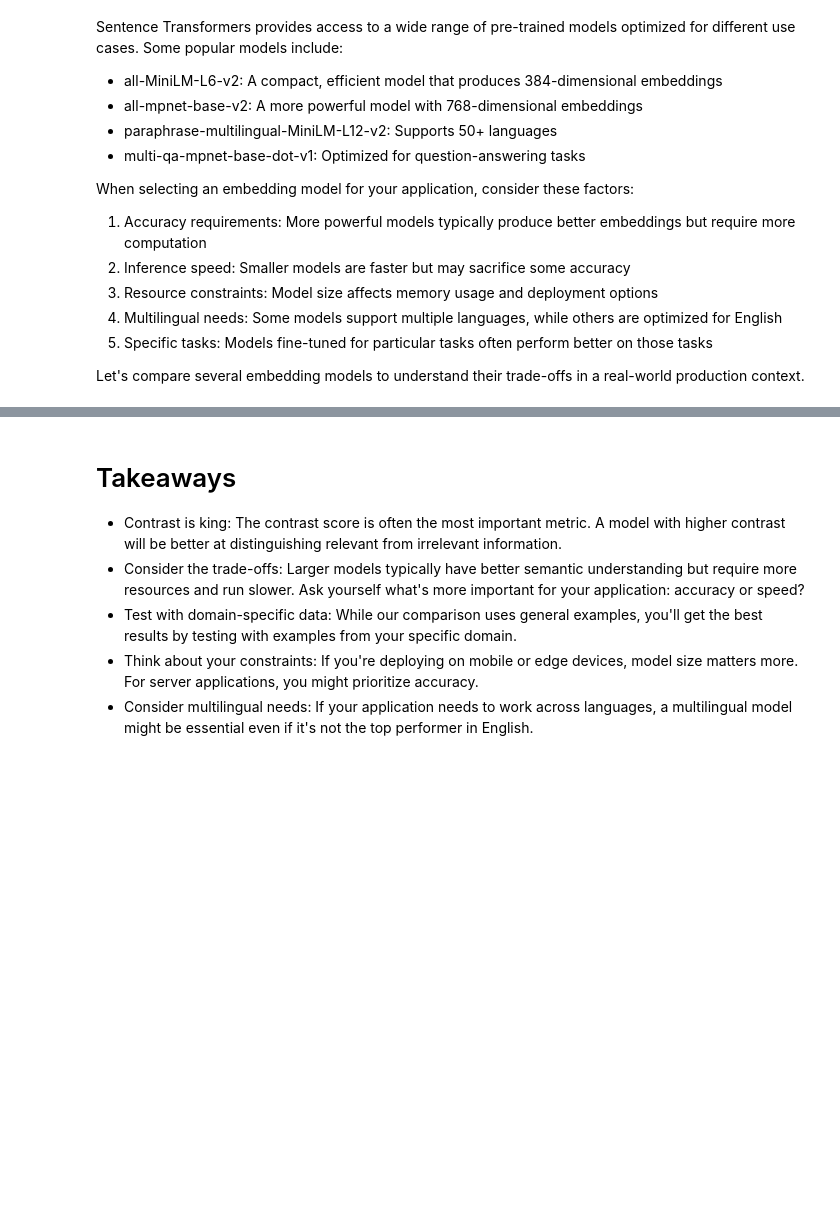
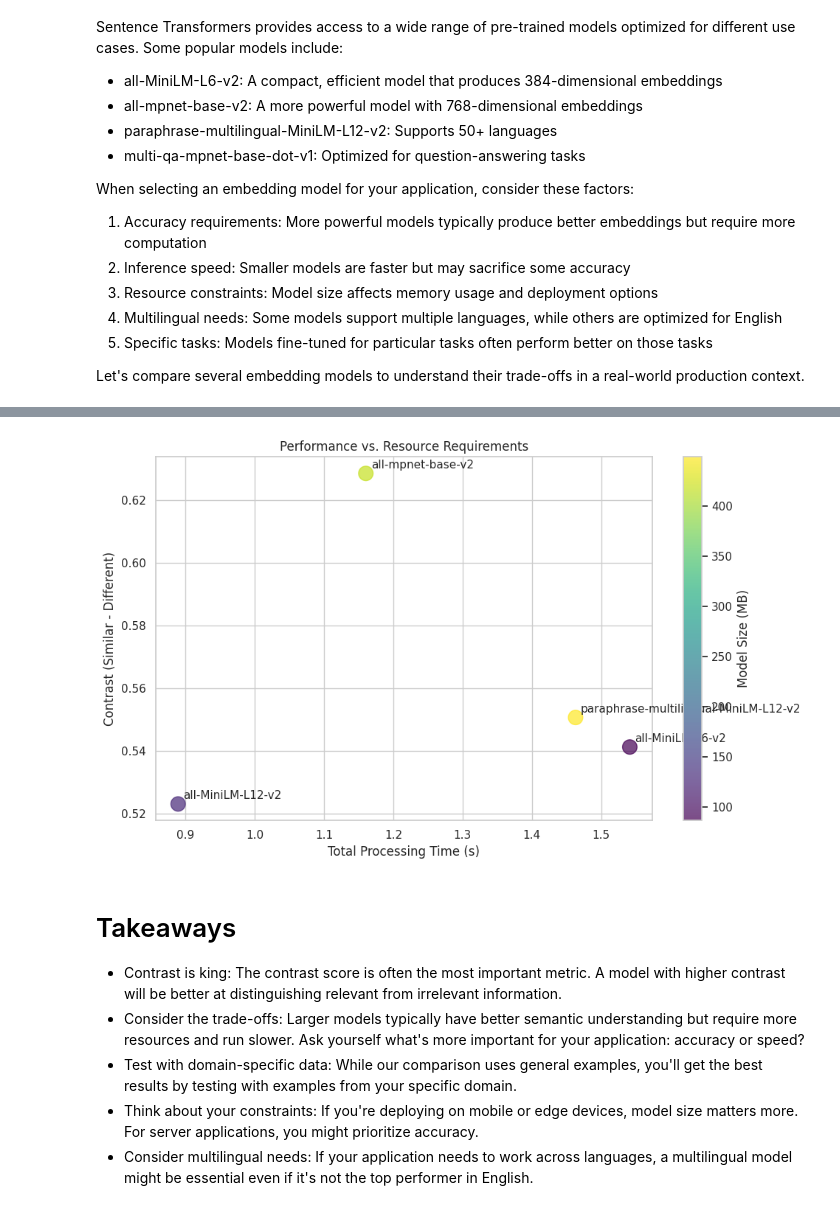
Before and after one commit to kumarseenu/aieng, a Jupyter notebook: chapter_4/04_03.ipynb, the cells around one changed output, grey strips where cells are left out. Drawn from its saved outputs; the diff is of its cells as text; code cells hidden in the pictures; blank space fills up the shorter version.

```diff
--- a/chapter_4/04_03.ipynb
+++ b/chapter_4/04_03.ipynb
@@ -284,3 +274,21 @@ Similar pairs:
+# %%
+# Visualize the results - Performance vs Resources
+plt.figure(figsize=(10, 6))
+sc = plt.scatter(df['Total Time (s)'], df['Contrast'], c=df['Size (MB)'],
+                 s=200, cmap='viridis', alpha=0.7)
+plt.colorbar(sc, label='Model Size (MB)')
+
+for i, model in enumerate(df['Model']):
+    plt.annotate(model, (df['Total Time (s)'].iloc[i], df['Contrast'].iloc[i]),
+                 xytext=(5, 5), textcoords='offset points')
+plt.xlabel('Total Processing Time (s)')
+plt.ylabel('Contrast (Similar - Different)')
+plt.title('Performance vs. Resource Requirements')
+plt.grid(True)
+plt.tight_layout()
+plt.show()
+# %% [output]
+[figure, added]
 # %% [markdown]
 # Takeaways
 
```
Also changed, not shown: parts of 12 cells of this notebook.
